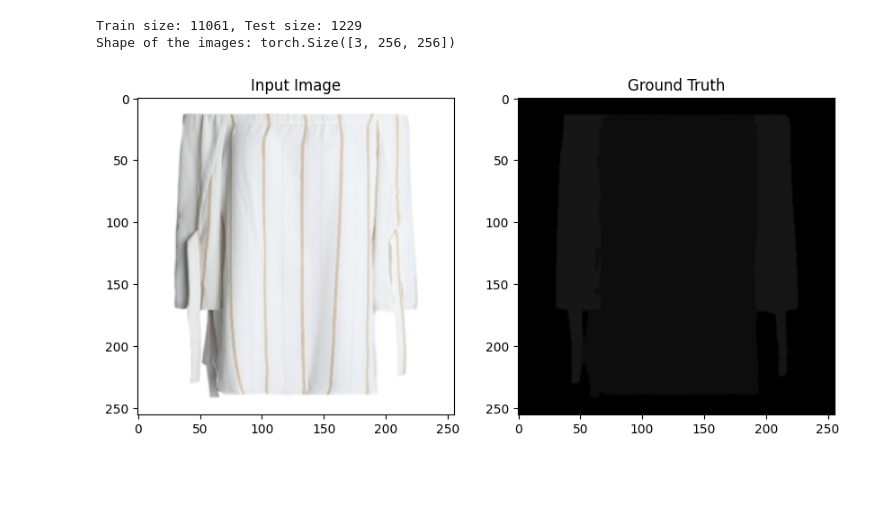
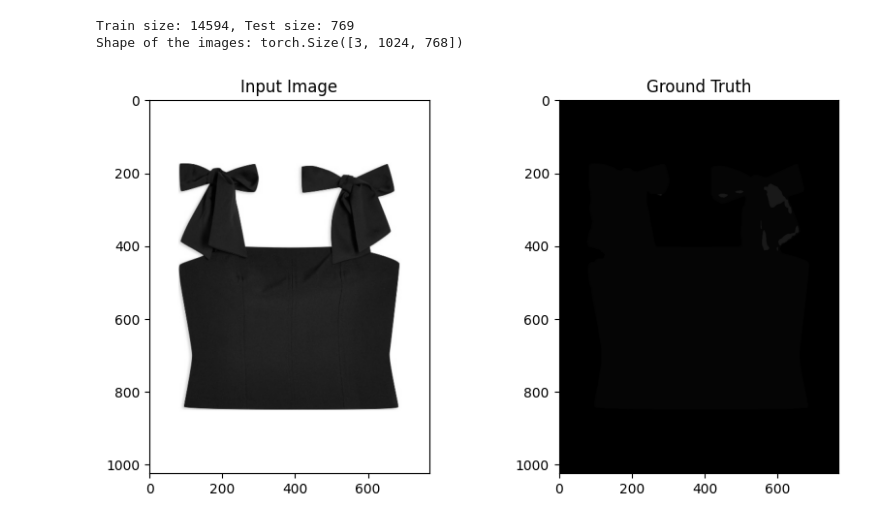
Before and after one commit to brianestadimas/SegmAIParserClothes, a Jupyter notebook: 1_Model_UNet_Train.ipynb, the cells around one changed output. Drawn from its saved outputs; the diff is of its cells as text; code cells hidden in the pictures; blank space fills up the shorter version.

```diff
--- a/1_Model_UNet_Train.ipynb
+++ b/1_Model_UNet_Train.ipynb
@@ -23,14 +23,14 @@ from codes.helpers import FocalLoss
 # If apply_augmentations is set to True, the model will apply augmentations to the images to improve the model performance
 load_saved_model = True
 apply_augmentations = False
-training_epoch = 400
-batch_size = 16
-learning_rate = 0.00001
+training_epoch = 500
+batch_size = 5
+learning_rate = 0.0003
 momentum = 0.9
 weight_decay = 0.00005
 scheduler = 1
 
-device = "cuda:1"
+device = "cuda"
 logdir = "logs/"
 resultdir = "logs/results/"
 
@@ -42,8 +42,7 @@ class Fashion_Data(Dataset):
     def __init__(self, folder_train, folder_ground_truth, augmentation=None):
         self.folder_train = folder_train
         self.folder_ground_truth = folder_ground_truth
-        self.transform = transforms.Compose([transforms.Resize((256, 256)), transforms.ToTensor()]) if augmentation is None \
-                            else transforms.Compose([augmentation, transforms.Resize((256, 256)), transforms.ToTensor()])
+        self.transform = transforms.Compose([transforms.ToTensor()]) if augmentation is None else transforms.Compose([augmentation, transforms.ToTensor()])
 
         self.filenames = [f for f in os.listdir(folder_train) if os.path.isfile(os.path.join(folder_train, f))]
 
@@ -57,9 +56,8 @@ class Fashion_Data(Dataset):
         img_train = Image.open(img_name_train).convert('RGB')
         img_gt = Image.open(img_name_gt).convert('RGB')
 
-        if self.transform:
-            img_train = self.transform(img_train)
-            img_gt = self.transform(img_gt)
+        img_train = self.transform(img_train)
+        img_gt = self.transform(img_gt)
 
         return img_train, img_gt
 # %%
@@ -69,7 +67,7 @@ gt_folder = "dataset/upper/cloth_align_parse-bytedance"
 full_set = Fashion_Data(train_folder, gt_folder)
 
 # We want to validate model using fraction dataset (how many percent parts of the dataset will be used)
-fraction_size = 0.8
+fraction_size = 1
 # Calculate sizes
 full_dataset_size = len(full_set)
 subset_size = int(fraction_size * full_dataset_size)  # Total size of the subset to use
@@ -79,37 +77,37 @@ subset_indices = torch.randperm(full_dataset_size)[:subset_size].tolist()
 
 # Create a subset based on the indices
 subset = Subset(full_set, subset_indices)
 
 # Now, calculate train and test sizes for the subset
-train_size = int(0.9 * len(subset))  # 90% of the subset size
+train_size = int(0.95 * len(subset))  # 90% of the subset size
 test_size = len(subset) - train_size  # The rest for testing
 
 # Split the subset into train and test
 train_dataset, test_dataset = random_split(subset, [train_size, test_size], generator=torch.Generator().manual_seed(42))
 
 
 dataloader_train = DataLoader(train_dataset, batch_size=batch_size, shuffle=True, num_workers=8, pin_memory=True)
 dataloader_test = DataLoader(test_dataset, batch_size=batch_size, shuffle=True, num_workers=8, pin_memory=True)
 
 print(f'Train size: {len(train_dataset)}, Test size: {len(test_dataset)}')
 
 # Get the example image from the train dataset
 first_image_train, first_image_gt = train_dataset[10]
 print(f'Shape of the images: {first_image_train.shape}')
 
 # Plot the first image side by side
 fig, axes = plt.subplots(1, 2, figsize=(10, 5))
 axes[0].imshow(first_image_train.permute(1, 2, 0))
 axes[0].set_title('Input Image')
 axes[1].imshow(first_image_gt.permute(1, 2, 0))
 axes[1].set_title('Ground Truth')
 
 
 plt.show()
 # %% [output]
-Train size: 11061, Test size: 1229
-Shape of the images: torch.Size([3, 256, 256])
+Train size: 14594, Test size: 769
+Shape of the images: torch.Size([3, 1024, 768])
-[figure, old version]
+[figure, new version]
 # %%
 # The diagram is provided to understand the architecture
 from architecture.unet_blocks import DoubleConv, Down, Up, OutConv
```
Also changed, not shown: parts of 3 cells of this notebook, 1 other file.
